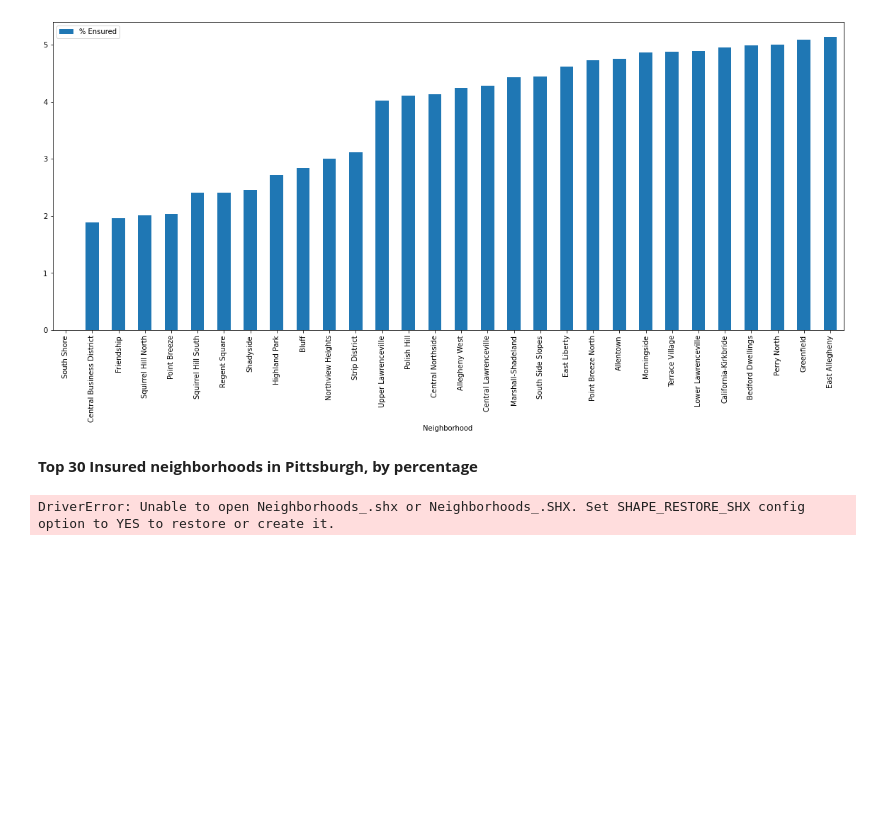
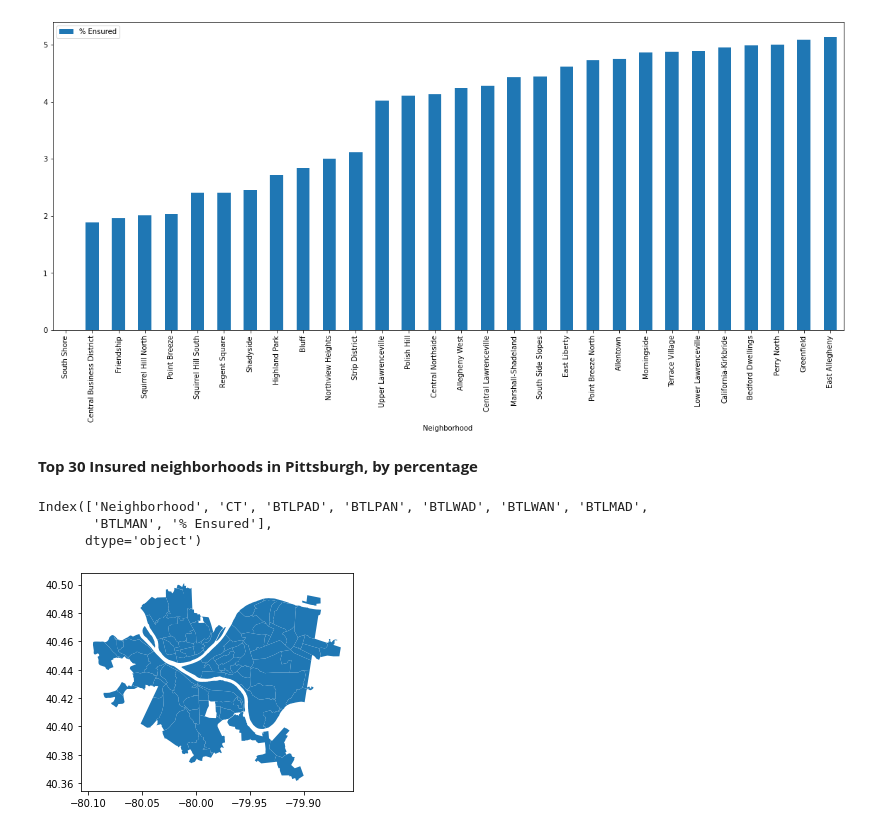
Before and after one commit to mmb181/FinalProject, a Jupyter notebook: Kittrick Data/KittrickMetric.ipynb, the cells around one changed output. Saved outputs shown, nothing was run; the diff lists cells and outputs as text; code cells hidden in the pictures; blank space fills up the shorter version.

```diff
--- a/Kittrick Data/KittrickMetric.ipynb
+++ b/Kittrick Data/KittrickMetric.ipynb
@@ -121,10 +122,12 @@ dataset.head(30).plot.bar(x='Neighborhood', y='% Ensured', figsize=(20,8))
 **Top 30 Insured neighborhoods in Pittsburgh, by percentage**
 # %%
 
-neighborhoods = geopandas.read_file("Neighborhoods/Neighborhoods_.shp")
-
-neighborhoods.plot()
+neighborhoods = gpd.read_file("Neighborhoods/Neighborhoods_.shp") # read in the shapefile
+neighborhoods.plot() # plot the geopandas dataframe
 
 print(dataset.columns)
 # %% [output]
-DriverError: Unable to open Neighborhoods_.shx or Neighborhoods_.SHX. Set SHAPE_RESTORE_SHX config option to YES to restore or create it.
+Index(['Neighborhood', 'CT', 'BTLPAD', 'BTLPAN', 'BTLWAD', 'BTLWAN', 'BTLMAD',
+       'BTLMAN', '% Ensured'],
+      dtype='object')
+[figure, added]
```
Also changed, not shown: parts of 3 cells of this notebook, 6 other files.
